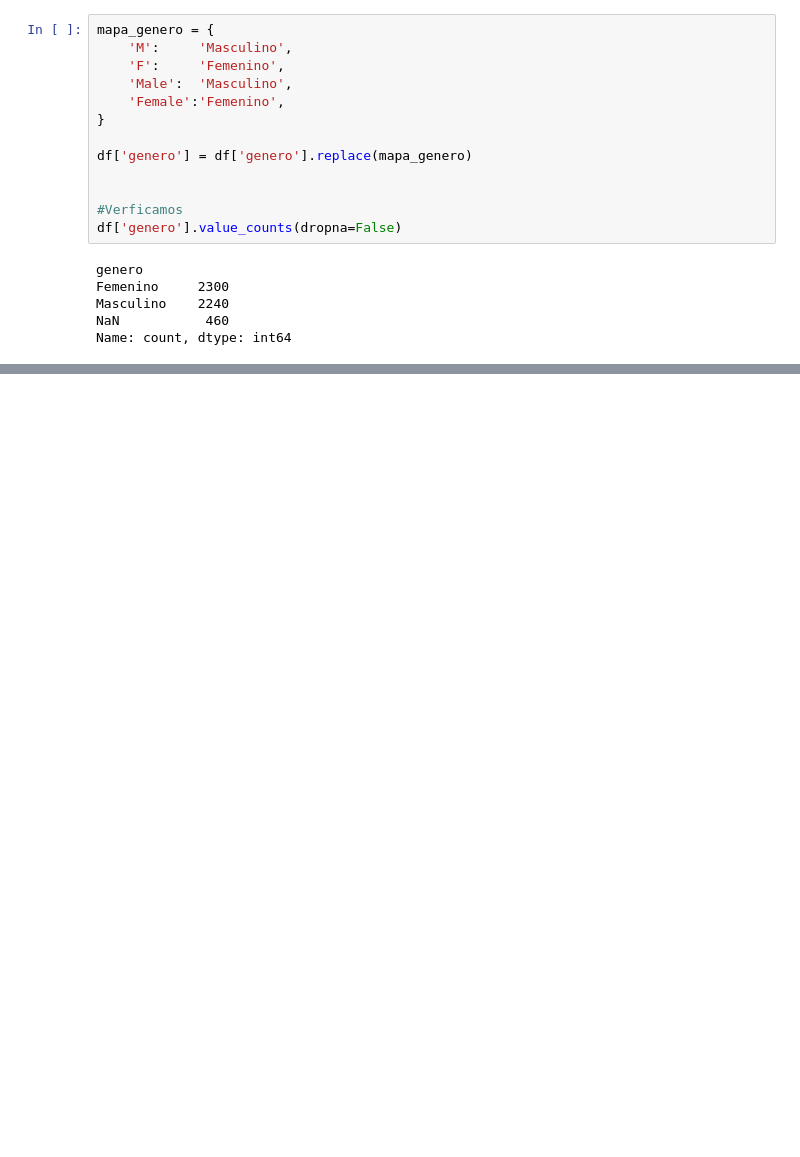
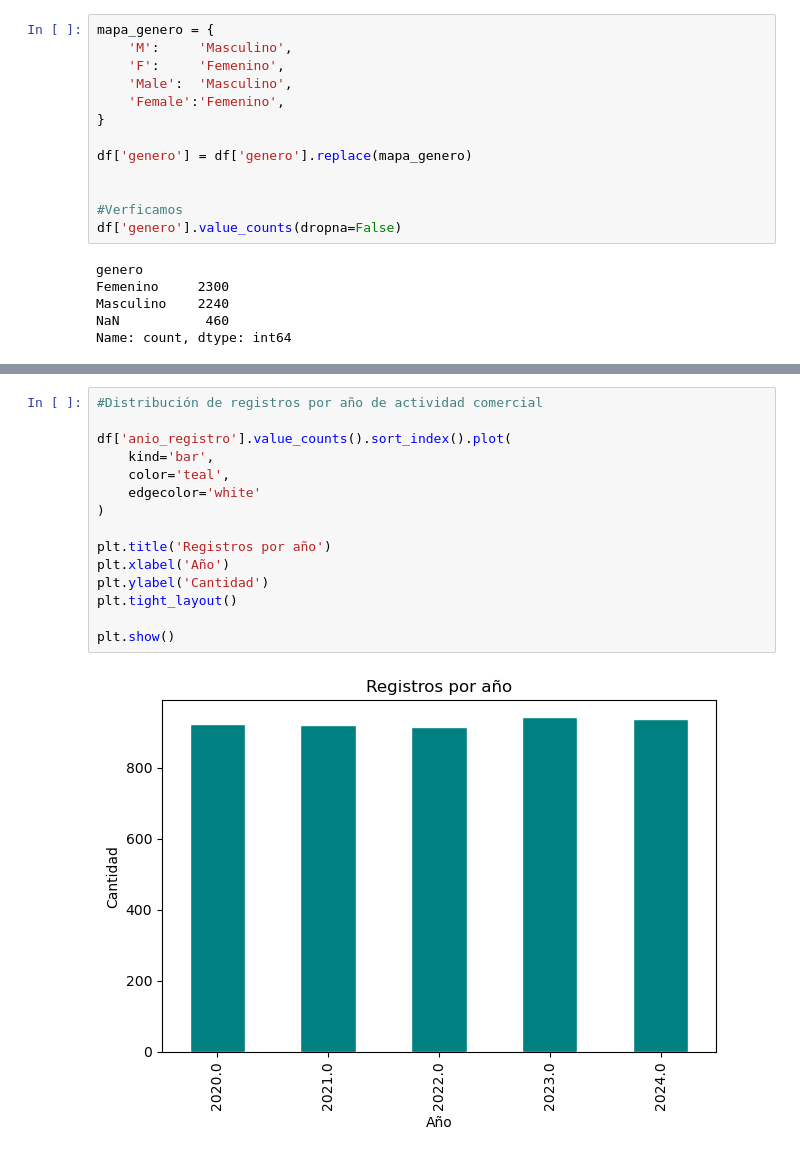
Before and after one commit to Jorge0827/Tutorias_Cohorte_6_master_IA, a Jupyter notebook: Unidad_3_ML/tutoria_4/tutoria_4_refuerzo_EDA.ipynb, the cells around one changed output, grey strips where cells are left out. Saved outputs shown, nothing was run; the diff lists cells and outputs as text; blank space fills up the shorter version.

```diff
--- a/Unidad_3_ML/tutoria_4/tutoria_4_refuerzo_EDA.ipynb
+++ b/Unidad_3_ML/tutoria_4/tutoria_4_refuerzo_EDA.ipynb
@@ -177,0 +450,17 @@ Name: count, dtype: int64
+# %%
+#Distribución de registros por año de actividad comercial
+
+df['anio_registro'].value_counts().sort_index().plot(
+    kind='bar',
+    color='teal',
+    edgecolor='white'
+)
+
+plt.title('Registros por año')
+plt.xlabel('Año')
+plt.ylabel('Cantidad')
+plt.tight_layout()
+
+plt.show()
+# %% [output]
+[figure, added]
```
Also changed, not shown: parts of 23 cells of this notebook.
